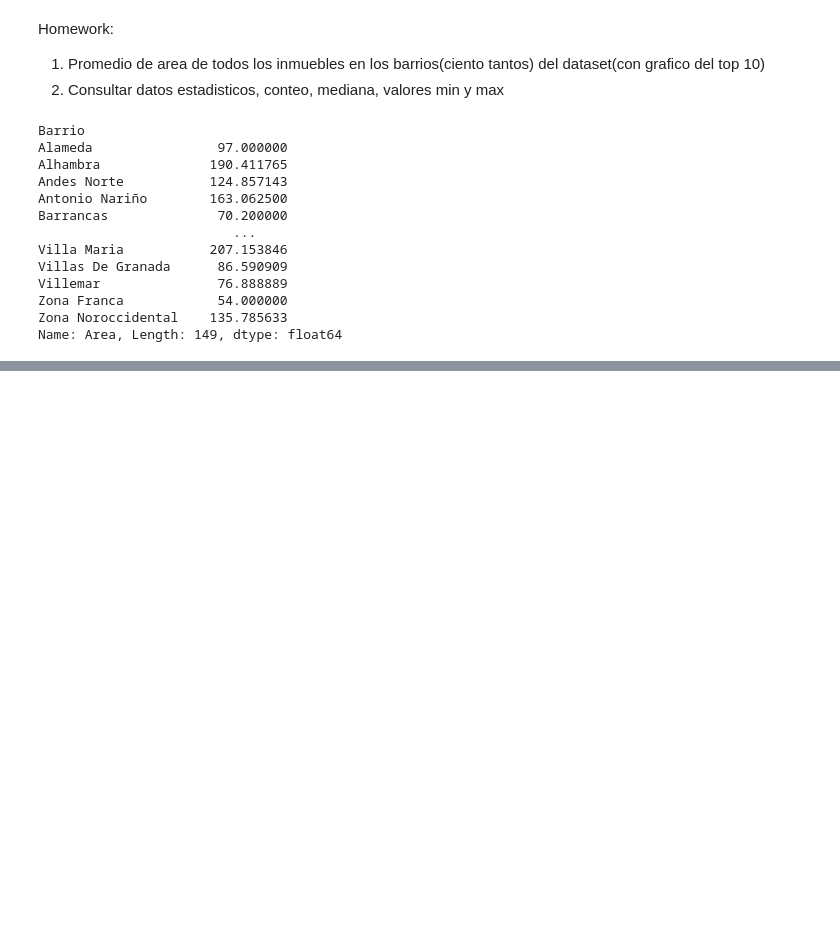
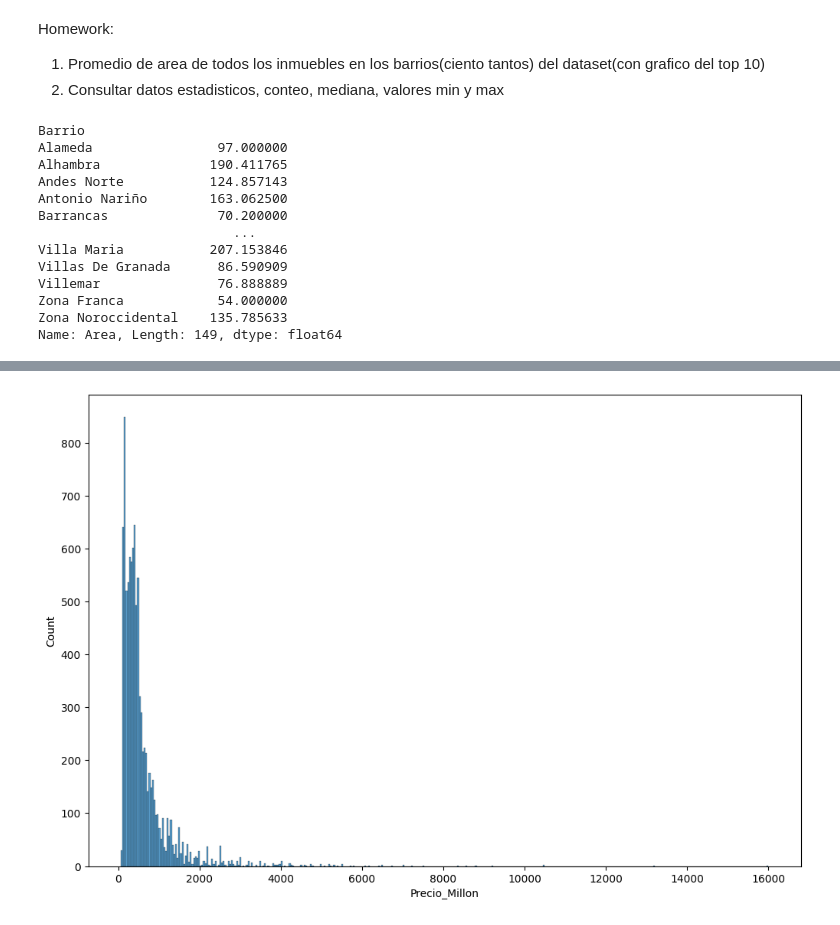
Before and after one commit to Dleo11/Dleo11, a Jupyter notebook: inmersionDatos__Aula01_Alura.ipynb, the cells around one changed output, grey strips where cells are left out. Cells and saved outputs as stored; diff of their text form; code cells hidden in the pictures; blank space fills up the shorter version.

```diff
--- a/inmersionDatos__Aula01_Alura.ipynb
+++ b/inmersionDatos__Aula01_Alura.ipynb
@@ -258,0 +495,9 @@ promedio_areas.head(10).sort_values(ascending = False).plot.bar()
+# %%
+import matplotlib.pyplot as plt # descargue de paqquetes para ver graficos
+import seaborn as sns
+
+plt.figure(figsize = (12, 8)) # establecer medidas al grafico(el tamaño) 10: ancho 8 altura
+sns.histplot( data = inmuebles, x = 'Precio_Millon')
+plt.show()
+# %% [output]
+[figure, added]
```
Also changed, not shown: parts of 100 cells of this notebook.
